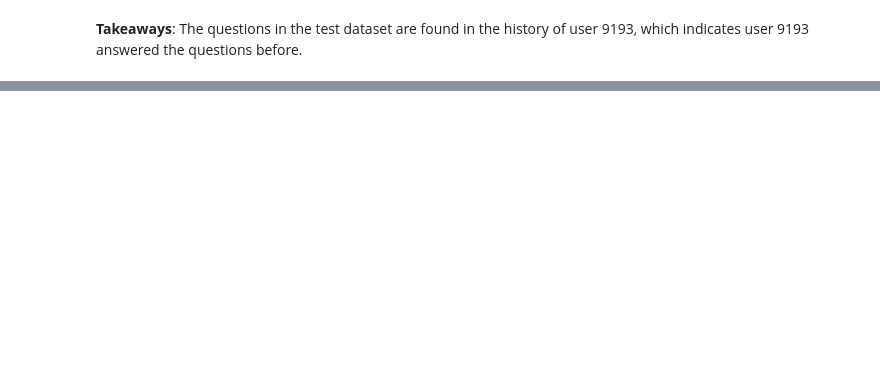
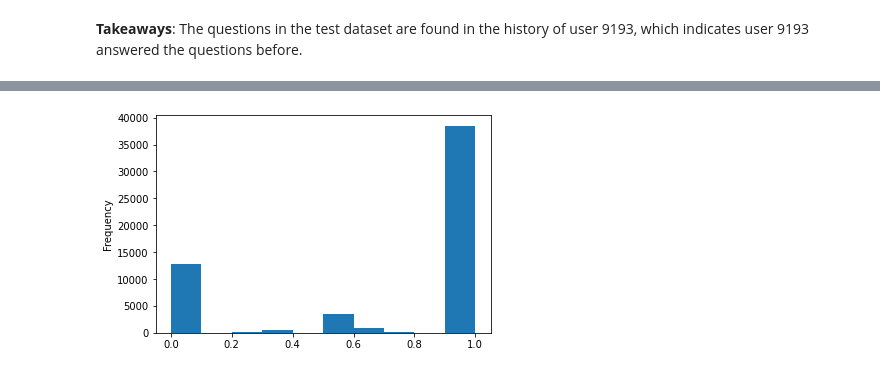
Before and after one commit to Yongliang-Shi/riiid_answer_correctness_prediction, a Jupyter notebook: explore_user_history_in_test_dataset.ipynb, the cells around one changed output, grey strips where cells are left out. Drawn from its saved outputs; the diff is of its cells as text; code cells hidden in the pictures; blank space fills up the shorter version.

Commit message:
create new feature user_ques_acc

```diff
--- a/explore_user_history_in_test_dataset.ipynb
+++ b/explore_user_history_in_test_dataset.ipynb
@@ -726,0 +320,10 @@ plt.show()
+# %%
+# Compute the accuracy when a user answer an question
+user_question_accuracy = train.groupby(['user_id', 'content_id']).answered_correctly\
+                            .mean().to_frame().reset_index()
+
+# Rename the 3rd column
+user_question_accuracy.rename(columns={'answered_correctly': 'user_ques_acc'}, inplace=True)
+
+# Print 5 random samples
+user_question_accuracy.sample(5)
@@ -726,0 +337,6 @@ plt.show()
+# %%
+# Plot the distribution of the user_question_accuracy
+user_question_accuracy.user_ques_acc.plot.hist()
+plt.show()
+# %% [output]
+[figure, added]
```
Also changed, not shown: parts of 78 cells of this notebook.
